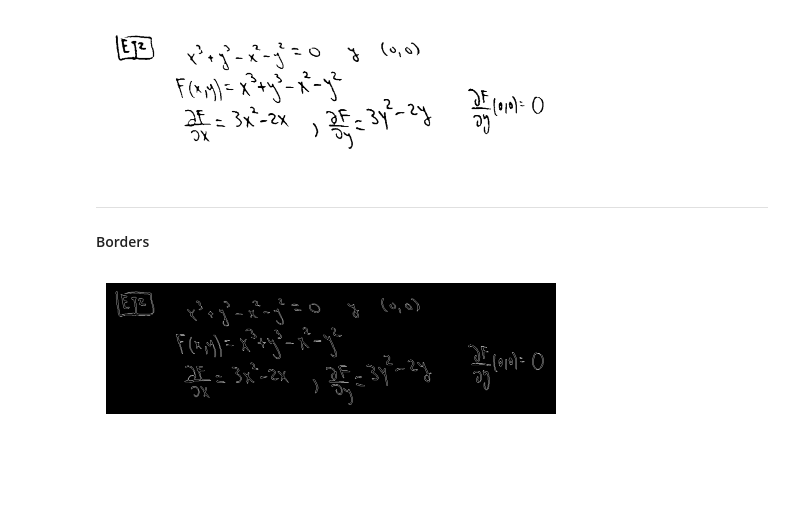
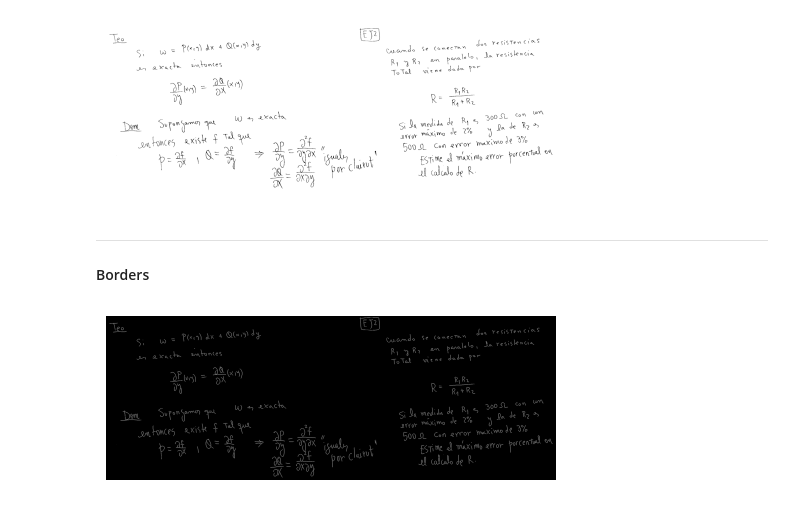
Before and after one commit to sbarthou/Screenshot, a Jupyter notebook: sub_matrix_border.ipynb, the cells around one changed output. Cells and saved outputs as stored; diff of their text form; code cells hidden in the pictures; blank space fills up the shorter version.

```diff
--- a/sub_matrix_border.ipynb
+++ b/sub_matrix_border.ipynb
@@ -3,10 +3,10 @@ import numpy as np
 import matplotlib.pyplot as plt
 import matplotlib.image as mpimg
 
-original_image = mpimg.imread('submatrix + borders/imagen13.png')
+original_image = mpimg.imread('screenshots/imagen6.png')
 image = np.dot(original_image[..., :3], [0.2989, 0.5870, 0.1140])
 
-mpimg.imsave('submatrix + borders/image13_grayscale.png', image, cmap='gray')
+# mpimg.imsave('submatrix + borders/image13_grayscale.png', image, cmap='gray')
 plt.imshow(image, cmap='gray', vmin=0, vmax=1)
 plt.axis('off')
 plt.tight_layout()
@@ -100,34 +100,34 @@ def func(image, delta1, delta2):
 
     return image
 # %%
-dim = 200
+dim = 500
 sub_images = dividir(image, dim)
 
 images = []
 for i in range(len(sub_images)):
-    imagen = func(sub_images[i], 0.05, 0.3)
+    imagen = func(sub_images[i], 0.05, 0.2)
     images.append(imagen)
 
 
 n_row = int(np.ceil(image.shape[0]/dim))
 n_col = int(np.ceil(image.shape[1]/dim))
 
 stacked_rows = []
 m = 1
 for i in range(n_row):
     stack_row = np.hstack(images[(n_col*i):n_col*m])
     stacked_rows.append(stack_row)
     m += 1
 
 stacked = np.vstack(stacked_rows)
 
 mpimg.imsave('submatrix + borders/image13_stacked.png', stacked, cmap='gray')
 plt.imshow(stacked, cmap='gray', vmin=0, vmax=1)
 plt.axis('off')
 plt.tight_layout()
 plt.show()
 # %% [output]
-[figure, old version]
+[figure, new version]
 # %% [markdown]
 ---
 #### Borders
@@ -171,4 +171,4 @@ plt.axis('off')
 plt.tight_layout()
 plt.show()
 # %% [output]
-[figure, old version]
+[figure, new version]
```
Also changed, not shown: parts of 1 cell of this notebook, 5 other files.
